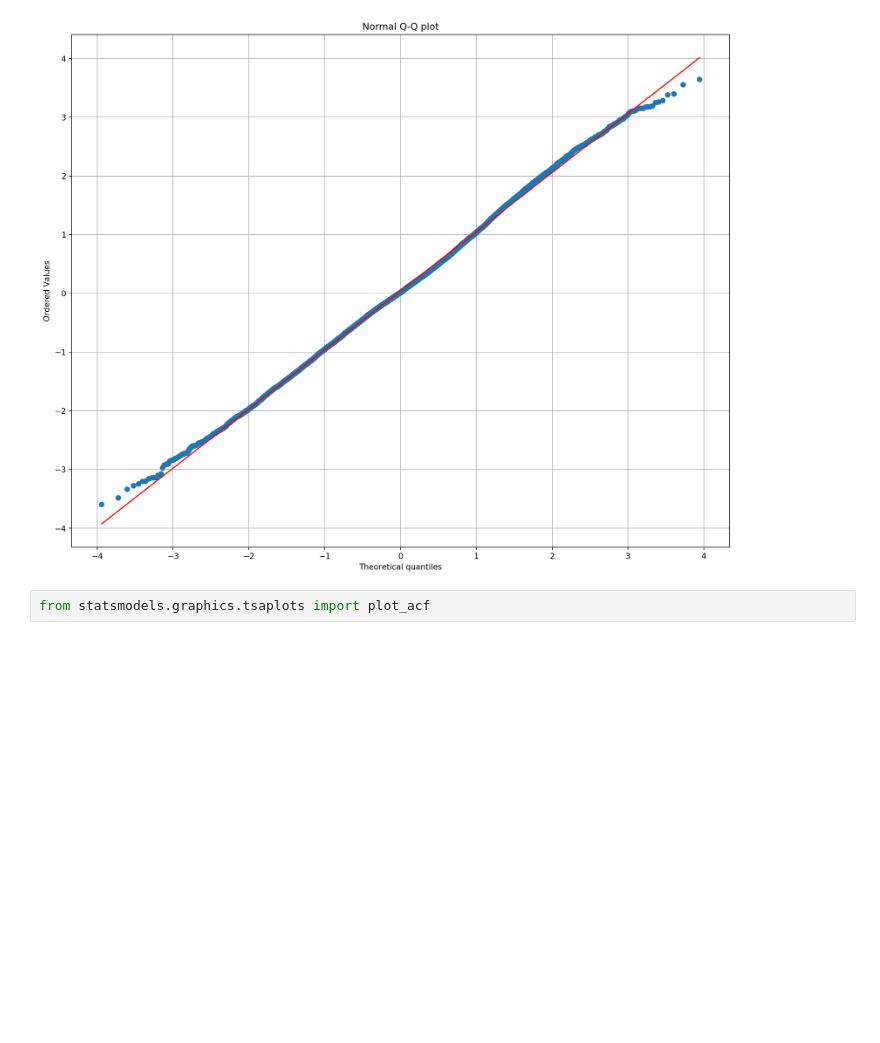
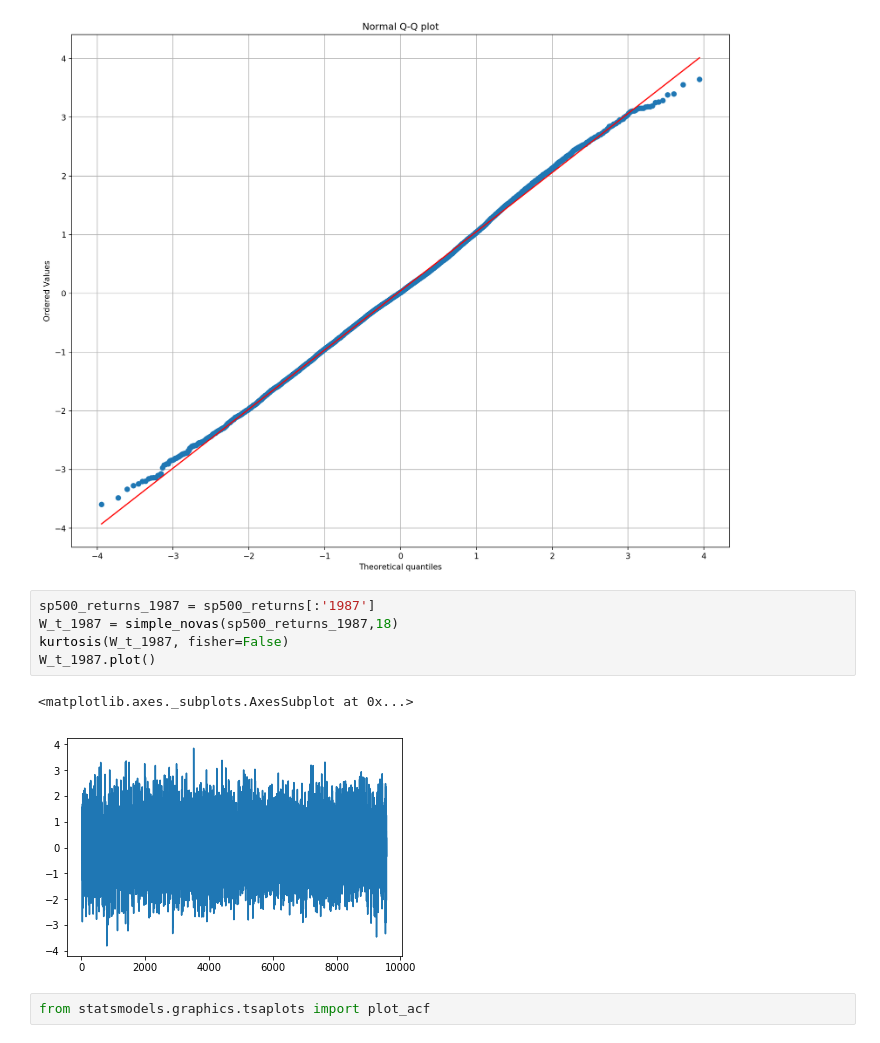
Before and after one commit to ngurnani/VolatilityPrediction, a Jupyter notebook: src/NoVaS.ipynb, the cells around one changed output. Cells and saved outputs as stored; diff of their text form; blank space fills up the shorter version.

```diff
--- a/src/NoVaS.ipynb
+++ b/src/NoVaS.ipynb
@@ -151,6 +151,14 @@ plt.savefig('novas_sp500_returns_qqplot.png')
 plt.show();
 # %% [output]
 [figure]
+# %%
+sp500_returns_1987 = sp500_returns[:'1987']
+W_t_1987 = simple_novas(sp500_returns_1987,18)
+kurtosis(W_t_1987, fisher=False)
+W_t_1987.plot()
+# %% [output]
+<matplotlib.axes._subplots.AxesSubplot at 0x...>
+[figure, added]
 # %%
 from statsmodels.graphics.tsaplots import plot_acf
 # %%
```
Also changed, not shown: 25 other files.
